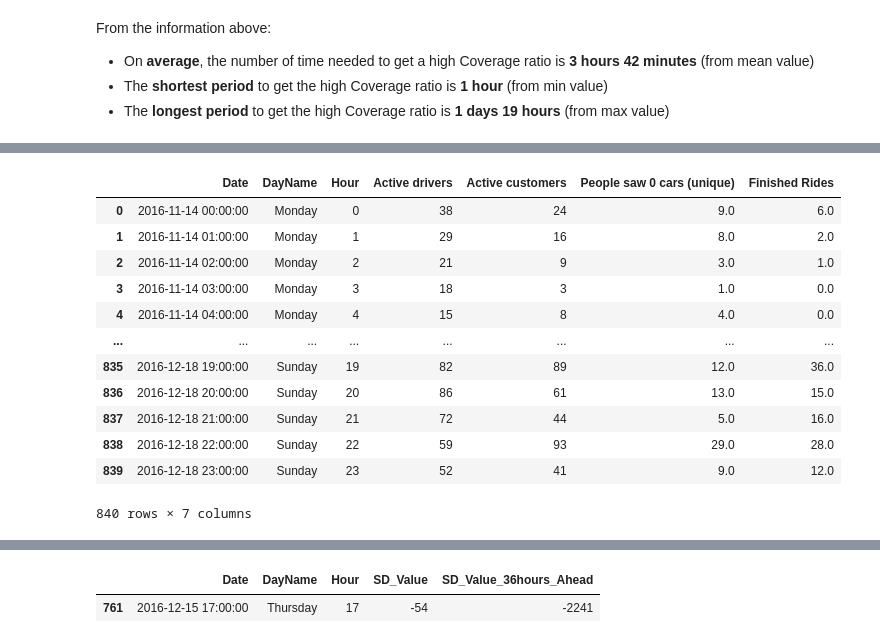
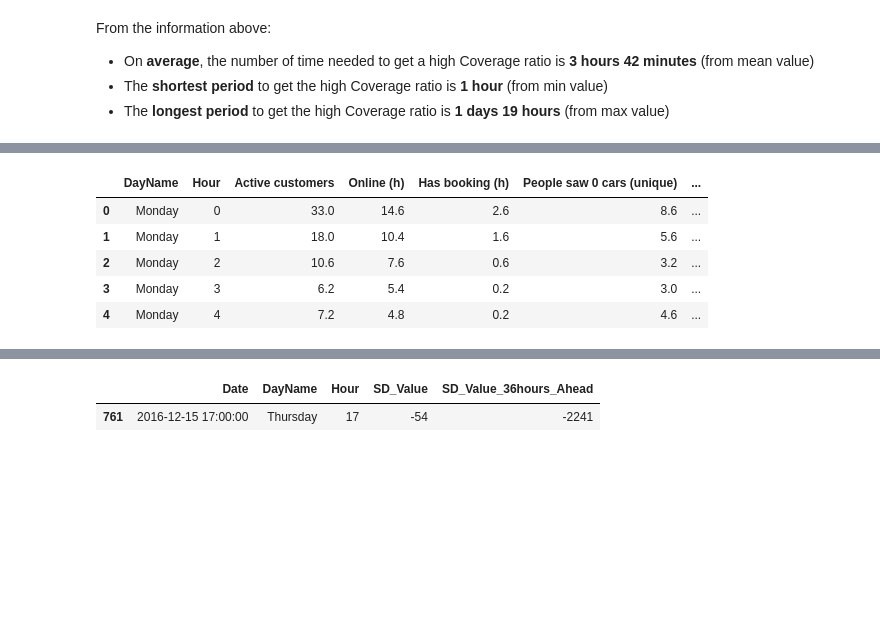
Before and after one commit to enliktjioe/PythonProjects, a Jupyter notebook: Bolt_DA_Test/Supply_and_Demand.ipynb, the cells around one changed output, grey strips where cells are left out. Drawn from its saved outputs; the diff is of its cells as text; code cells hidden in the pictures; blank space fills up the shorter version.

```diff
--- a/Bolt_DA_Test/Supply_and_Demand.ipynb
+++ b/Bolt_DA_Test/Supply_and_Demand.ipynb
@@ -464,28 +436,30 @@ df_supply_demand.columns.to_list()
-# %%
-cols_to_used = ['Date',
- 'DayName',
- 'Hour',
- 'Active drivers',
- 'Active customers',
- 'People saw 0 cars (unique)',
- 'Finished Rides']
-
-q5 = df_supply_demand[cols_to_used]
-q5
-# %% [output]
-|  | Date | DayName | Hour | Active drivers | Active customers | People saw 0 cars (unique) | Finished Rides |
-| 0 | 2016-11-14 00:00:00 | Monday | 0 | 38 | 24 | 9.0 | 6.0 |
-| 1 | 2016-11-14 01:00:00 | Monday | 1 | 29 | 16 | 8.0 | 2.0 |
-| 2 | 2016-11-14 02:00:00 | Monday | 2 | 21 | 9 | 3.0 | 1.0 |
-| 3 | 2016-11-14 03:00:00 | Monday | 3 | 18 | 3 | 1.0 | 0.0 |
-| 4 | 2016-11-14 04:00:00 | Monday | 4 | 15 | 8 | 4.0 | 0.0 |
-| ... | ... | ... | ... | ... | ... | ... | ... |
-| 835 | 2016-12-18 19:00:00 | Sunday | 19 | 82 | 89 | 12.0 | 36.0 |
-| 836 | 2016-12-18 20:00:00 | Sunday | 20 | 86 | 61 | 13.0 | 15.0 |
-| 837 | 2016-12-18 21:00:00 | Sunday | 21 | 72 | 44 | 5.0 | 16.0 |
-| 838 | 2016-12-18 22:00:00 | Sunday | 22 | 59 | 93 | 29.0 | 28.0 |
-| 839 | 2016-12-18 23:00:00 | Sunday | 23 | 52 | 41 | 9.0 | 12.0 |
-840 rows × 7 columns
+# %%
+cols_to_used = ['Date',
+ 'DayName',
+ 'Hour',
+ 'Active customers',
+ 'Online (h)',
+ 'Has booking (h)',
+ 'People saw 0 cars (unique)',
+ 'People saw +1 cars (unique)',
+ 'Finished Rides']
+
+q5 = df_supply_demand[cols_to_used]
+# order dataframe based on DayName order, Monday to Sunday
+q5['DayName'] = pd.Categorical(q5['DayName'], categories=
+    ['Monday','Tuesday','Wednesday','Thursday','Friday','Saturday', 'Sunday'],
+    ordered=True)
+
+# get the average value of daily supply ('Active drivers') and demand ('Active customers')
+q5 = q5.groupby(['DayName','Hour']).mean().reset_index()
+q5.head()
+# %% [output]
+|  | DayName | Hour | Active customers | Online (h) | Has booking (h) | People saw 0 cars (unique) | ... |
+| 0 | Monday | 0 | 33.0 | 14.6 | 2.6 | 8.6 | ... |
+| 1 | Monday | 1 | 18.0 | 10.4 | 1.6 | 5.6 | ... |
+| 2 | Monday | 2 | 10.6 | 7.6 | 0.6 | 3.2 | ... |
+| 3 | Monday | 3 | 6.2 | 5.4 | 0.2 | 3.0 | ... |
+| 4 | Monday | 4 | 7.2 | 4.8 | 0.2 | 4.6 | ... |
 # %%
 q5['Active customers'].describe()
 # %% [output]
```
Also changed, not shown: parts of 31 cells of this notebook.
